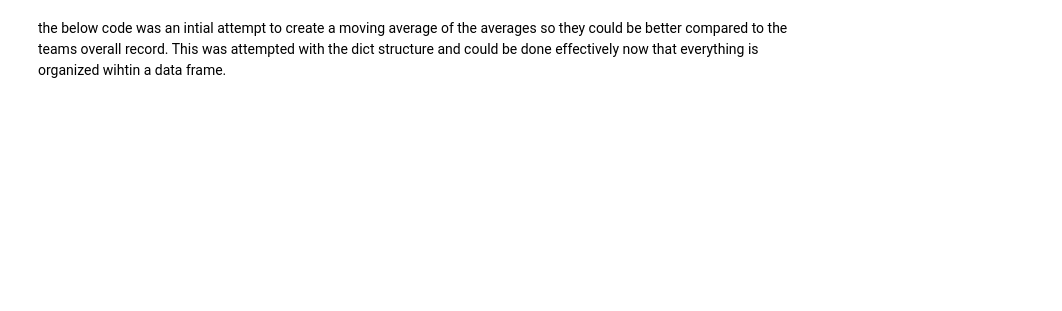
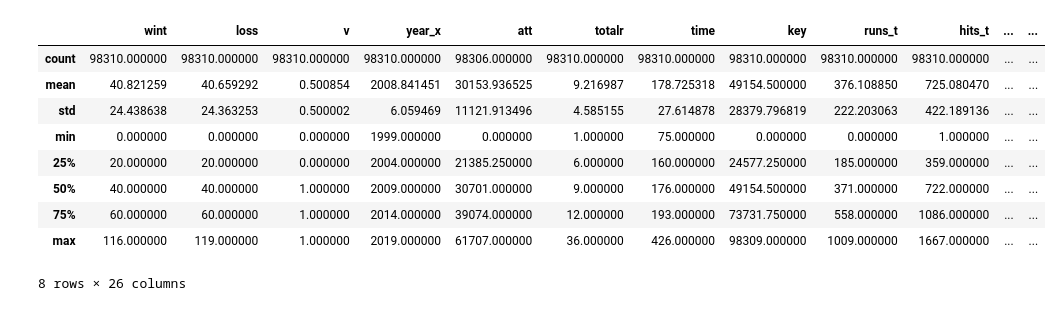
Before and after one commit to Elkin3456/SSC442, a Jupyter notebook: Baseballnotebook.ipynb, the cells around one changed output. Cells and saved outputs as stored; diff of their text form; code cells hidden in the pictures; blank space fills up the shorter version.

```diff
--- a/Baseballnotebook.ipynb
+++ b/Baseballnotebook.ipynb
@@ -352,0 +349,8 @@ dftot = pd.merge(dfwin,dfavg,on = 'key')
+# %%
+#combines all teams win data
+dfwin = pd.concat(wins,ignore_index=True)
+#all values across dicts for each team have the same relative place
+#key reates a range encompassing each value to be used for merging
+key = range(98310)
+dfwin['key'] = key
+dfwin.head()
@@ -352,0 +364,5 @@ dftot = pd.merge(dfwin,dfavg,on = 'key')
+# %%
+#combines all teams absolute data
+dfabs = pd.concat(tabs,ignore_index=True)
+dfabs['key'] = key
+dfabs.head()
@@ -352,0 +401,4 @@ dftot = pd.merge(dfwin,dfavg,on = 'key')
+# %%
+#merges win/target variables with independant absolute variables
+dfints = pd.merge(dfwin,dfabs,how='outer',on = 'key')
+dfints.head()
@@ -352,0 +413,3 @@ dftot = pd.merge(dfwin,dfavg,on = 'key')
+# %%
+#drops redundant year column
+dfints = dfints.drop(columns = ['year_y'])
@@ -353,3 +432,17 @@ dftot = pd.merge(dfwin,dfavg,on = 'key')
+# %%
+dfints.describe()
+#dfavgs.describe()
+# %% [output]
+|  | wint | loss | v | year_x | att | totalr | time | key | runs_t | hits_t | ... | ... |
+| count | 98310.000000 | 98310.000000 | 98310.000000 | 98310.000000 | 98306.000000 | 98310.000000 | 98310.000000 | 98310.000000 | 98310.000000 | 98310.000000 | ... | ... |
+| mean | 40.821259 | 40.659292 | 0.500854 | 2008.841451 | 30153.936525 | 9.216987 | 178.725318 | 49154.500000 | 376.108850 | 725.080470 | ... | ... |
+| std | 24.438638 | 24.363253 | 0.500002 | 6.059469 | 11121.913496 | 4.585155 | 27.614878 | 28379.796819 | 222.203063 | 422.189136 | ... | ... |
+| min | 0.000000 | 0.000000 | 0.000000 | 1999.000000 | 0.000000 | 1.000000 | 75.000000 | 0.000000 | 0.000000 | 1.000000 | ... | ... |
+| 25% | 20.000000 | 20.000000 | 0.000000 | 2004.000000 | 21385.250000 | 6.000000 | 160.000000 | 24577.250000 | 185.000000 | 359.000000 | ... | ... |
+| 50% | 40.000000 | 40.000000 | 1.000000 | 2009.000000 | 30701.000000 | 9.000000 | 176.000000 | 49154.500000 | 371.000000 | 722.000000 | ... | ... |
+| 75% | 60.000000 | 60.000000 | 1.000000 | 2014.000000 | 39074.000000 | 12.000000 | 193.000000 | 73731.750000 | 558.000000 | 1086.000000 | ... | ... |
+| max | 116.000000 | 119.000000 | 1.000000 | 2019.000000 | 61707.000000 | 36.000000 | 426.000000 | 98309.000000 | 1009.000000 | 1667.000000 | ... | ... |
+8 rows × 26 columns
 # %%
 # from sklearn.model_selection import train_test_split
 # x = dfavg.iloc[:,0:12]
@@ -361,5 +454,3 @@ dftot = pd.merge(dfwin,dfavg,on = 'key')
 
 # model = LogisticRegression()
 # model.fit(xtrain,ytrain)
-# %% [markdown]
-the below code was an intial attempt to create a moving average of the averages so they could be better compared to the teams overall record. This was attempted with the dict structure and could be done effectively now that everything is organized wihtin a data frame.
```
Also changed, not shown: parts of 59 cells of this notebook, 2 other files.
